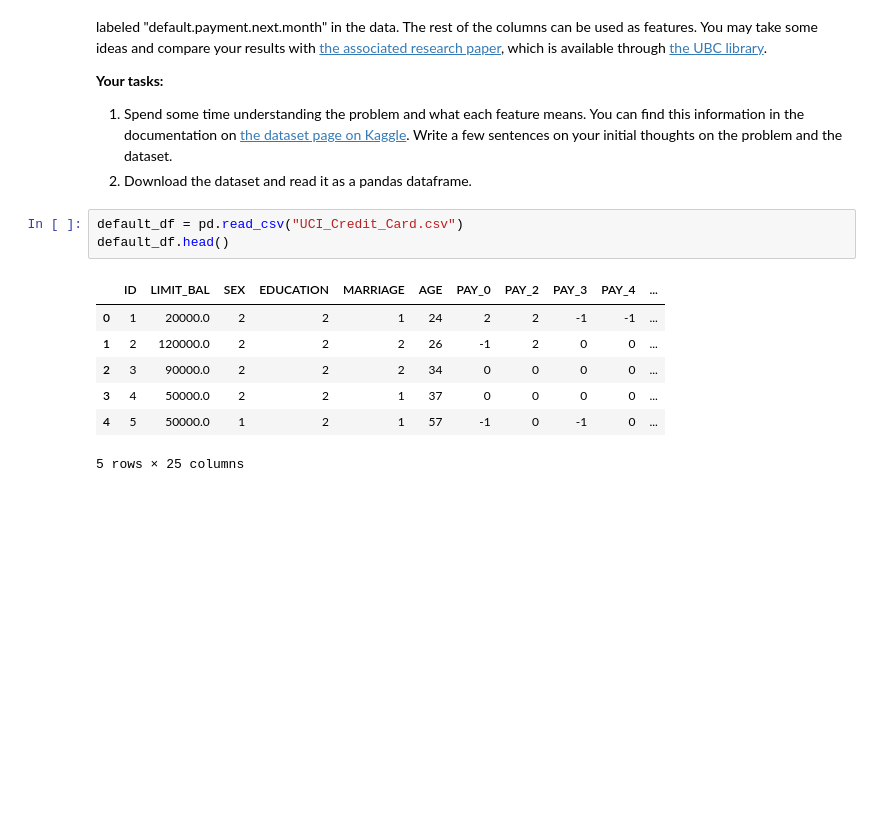
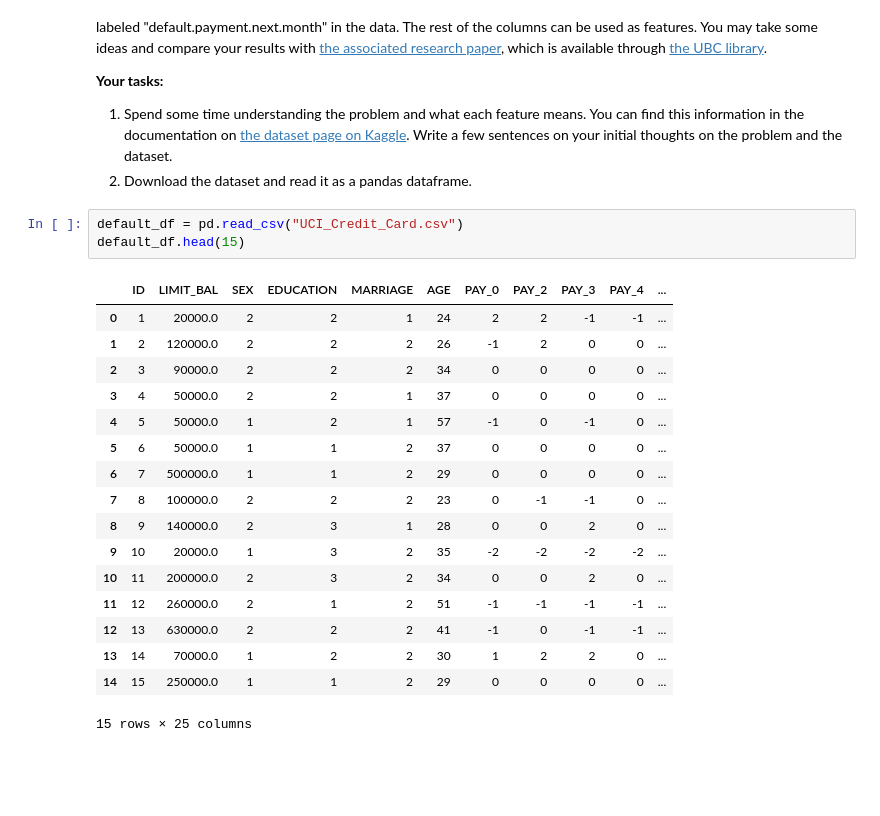
Before and after one commit to benhuckell/cpsc330, a Jupyter notebook: hw/hw6/hw6.ipynb, the cells around one changed output. Saved outputs shown, nothing was run; the diff lists cells and outputs as text; blank space fills up the shorter version.

```diff
--- a/hw/hw6/hw6.ipynb
+++ b/hw/hw6/hw6.ipynb
@@ -128,15 +128,25 @@ For this problem, you will use [Default of Credit Card Clients Dataset](https://
 2. Download the dataset and read it as a pandas dataframe.
 # %%
 default_df = pd.read_csv("UCI_Credit_Card.csv")
-default_df.head()
+default_df.head(15)
 # %% [output]
 |  | ID | LIMIT_BAL | SEX | EDUCATION | MARRIAGE | AGE | PAY_0 | PAY_2 | PAY_3 | PAY_4 | ... |
 | 0 | 1 | 20000.0 | 2 | 2 | 1 | 24 | 2 | 2 | -1 | -1 | ... |
 | 1 | 2 | 120000.0 | 2 | 2 | 2 | 26 | -1 | 2 | 0 | 0 | ... |
 | 2 | 3 | 90000.0 | 2 | 2 | 2 | 34 | 0 | 0 | 0 | 0 | ... |
 | 3 | 4 | 50000.0 | 2 | 2 | 1 | 37 | 0 | 0 | 0 | 0 | ... |
 | 4 | 5 | 50000.0 | 1 | 2 | 1 | 57 | -1 | 0 | -1 | 0 | ... |
+| 5 | 6 | 50000.0 | 1 | 1 | 2 | 37 | 0 | 0 | 0 | 0 | ... |
+| 6 | 7 | 500000.0 | 1 | 1 | 2 | 29 | 0 | 0 | 0 | 0 | ... |
+| 7 | 8 | 100000.0 | 2 | 2 | 2 | 23 | 0 | -1 | -1 | 0 | ... |
+| 8 | 9 | 140000.0 | 2 | 3 | 1 | 28 | 0 | 0 | 2 | 0 | ... |
+| 9 | 10 | 20000.0 | 1 | 3 | 2 | 35 | -2 | -2 | -2 | -2 | ... |
+| 10 | 11 | 200000.0 | 2 | 3 | 2 | 34 | 0 | 0 | 2 | 0 | ... |
+| 11 | 12 | 260000.0 | 2 | 1 | 2 | 51 | -1 | -1 | -1 | -1 | ... |
+| 12 | 13 | 630000.0 | 2 | 2 | 2 | 41 | -1 | 0 | -1 | -1 | ... |
+| 13 | 14 | 70000.0 | 1 | 2 | 2 | 30 | 1 | 2 | 2 | 0 | ... |
+| 14 | 15 | 250000.0 | 1 | 1 | 2 | 29 | 0 | 0 | 0 | 0 | ... |
-5 rows × 25 columns
+15 rows × 25 columns
 # %% [markdown]
 <br><br>
 # %% [markdown]
```
Also changed, not shown: parts of 20 cells of this notebook.
